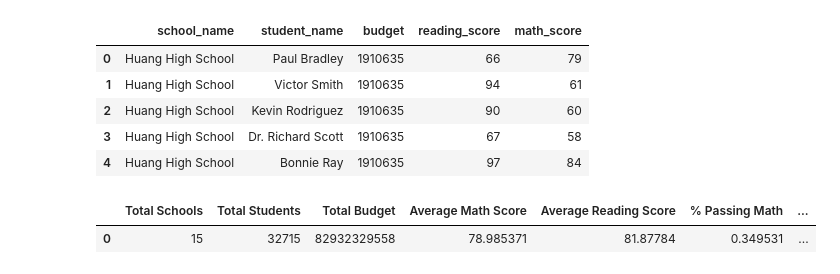
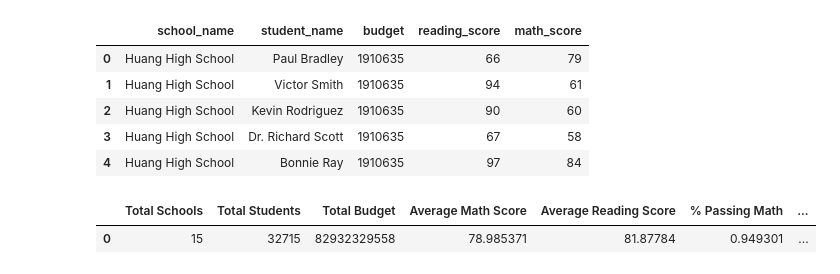
Before and after one commit to erjacobs2/Pandas, a Jupyter notebook: Pandas_school_metrics.ipynb, the cells around one changed output. Cells and saved outputs as stored; diff of their text form; code cells hidden in the pictures.

```diff
--- a/Pandas_school_metrics.ipynb
+++ b/Pandas_school_metrics.ipynb
@@ -118,49 +118,47 @@ sum_math = school_data_set["math_score"].sum()
 
 #70 or higher, percent of those who passed reading
 #my guess is tell it to sum scores of 70 or higher, divide by total/sum, times by 100
-pass_read_if = school_data_set["reading_score"] <= 70
+pass_read_if = (school_data_set['reading_score']>= 70)
 pass_reading_sum = pass_read_if.sum()
-#pass_reading_sum = school_data_set["reading_score"].sum.where(school_data_set["reading_score"] <= 70)
 pass_reading = (pass_reading_sum / sum_reading) * 100
 
 #70 or higher, percent of those who passed math
-pass_math_if = school_data_set["math_score"] <= 70
+pass_math_if = (school_data_set["math_score"] >= 70)
 pass_math_sum = pass_math_if.sum()
-#pass_math_sum = school_data_set["math_score"].sum.where(school_data_set["math_score"] <= 70)
 pass_math = (pass_math_sum / sum_math) * 100
 
 # percent of overall passing rate
 #sum then find average of those who passed reading and math, divide by total sum of total sum of each, times by 100
 overall_pass = ((pass_reading_sum + pass_math_sum) / (sum_reading + sum_math)) * 100
 #Summary DataFrame
 district_summary_table = pd.DataFrame({"Total Schools": [school_count], "Total Students": [student_count], "Total Budget":
                                       [budget_sum], "Average Math Score": [avg_math], "Average Reading Score": [avg_reading],
                                       "% Passing Math": [pass_math], "% Passing Reading": [pass_reading],
                                       "% Overall Passing Rate": [overall_pass]})
 district_summary_table
 #df['total'] = df[['A','B']].sum(axis=1).where(df['A'] > 0, 0)
 #df
 
 # Calculate the number of unique authors in the DataFrame
 #author_count = len(goodreads_df["Authors"].unique())
 
 # Calculate the earliest/latest year a book was published
 #earliest_year = goodreads_df["Publication Year"].min()
 #latest_year = goodreads_df["Publication Year"].max()
 
 # Calculate the total reviews for the entire dataset
 #total_reviews = goodreads_df["One Star Reviews"].sum() + goodreads_df["Two Star Reviews"].sum(
 #) + goodreads_df["Three Star Reviews"].sum() + goodreads_df["Four Star Reviews"].sum() + goodreads_df["Five Star Reviews"].sum()
 
 # Place all of the data found into a summary DataFrame
 #summary_table = pd.DataFrame({"Total Unique Authors": author_count,
                               #"Earliest Year": [earliest_year],
                               #"Latest Year": [latest_year],
                               #"Total Reviews": [total_reviews]})
 #summary_table
 # %% [output]
 |  | Total Schools | Total Students | Total Budget | Average Math Score | Average Reading Score | % Passing Math | ... |
-| 0 | 15 | 32715 | 82932329558 | 78.985371 | 81.87784 | 0.349531 | ... |
+| 0 | 15 | 32715 | 82932329558 | 78.985371 | 81.87784 | 0.949301 | ... |
 # %%
 school_data_set.columns
 # %% [output]
```
Also changed, not shown: parts of 3 cells of this notebook.
